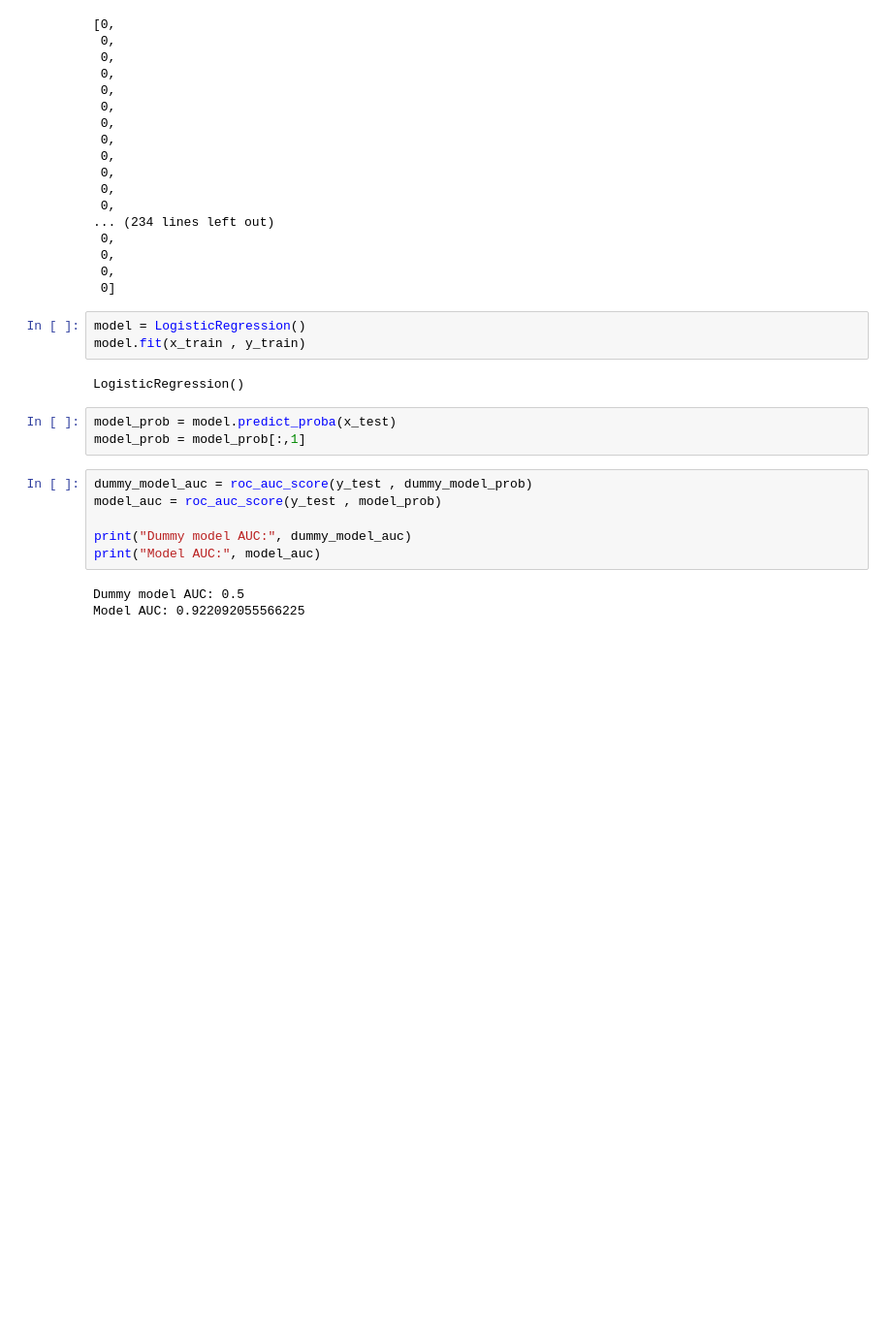
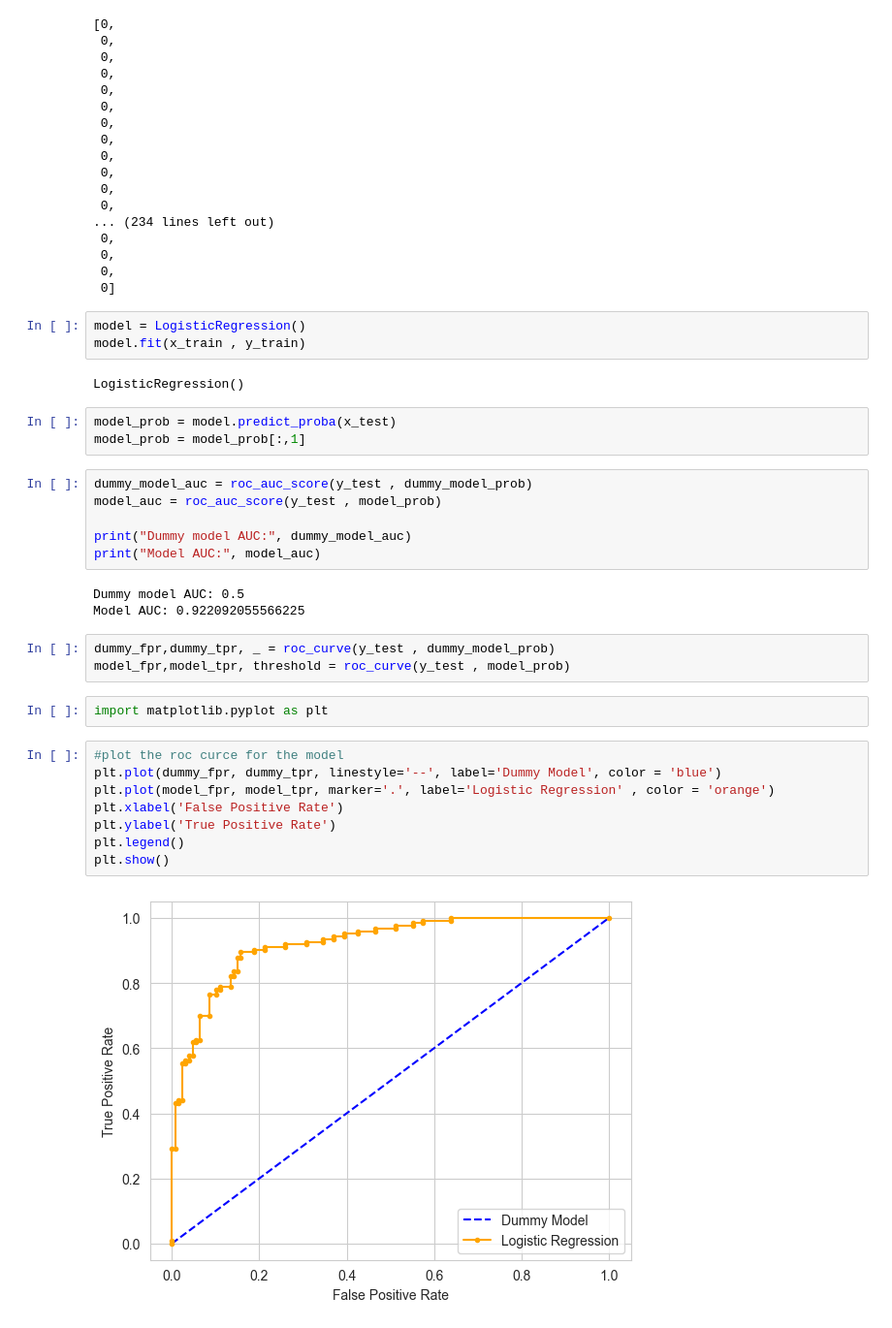
Before and after one commit to suyashmudgal/Machine__Learning, a Jupyter notebook: ML_algo_with_pratice/Logistic_regression.ipynb, the cells around one changed output. Shown: that part at 97% size. Cells and saved outputs as stored; diff of their text form; blank space fills up the shorter version.

Commit message:
logistic_

```diff
--- a/ML_algo_with_pratice/Logistic_regression.ipynb
+++ b/ML_algo_with_pratice/Logistic_regression.ipynb
@@ -373,3 +373,18 @@ print("Model AUC:", model_auc)
 # %% [output]
 Dummy model AUC: 0.5
 Model AUC: 0.922092055566225
+# %%
+dummy_fpr,dummy_tpr, _ = roc_curve(y_test , dummy_model_prob)
+model_fpr,model_tpr, threshold = roc_curve(y_test , model_prob)
+# %%
+import matplotlib.pyplot as plt
+# %%
+#plot the roc curce for the model
+plt.plot(dummy_fpr, dummy_tpr, linestyle='--', label='Dummy Model', color = 'blue')
+plt.plot(model_fpr, model_tpr, marker='.', label='Logistic Regression' , color = 'orange')
+plt.xlabel('False Positive Rate')
+plt.ylabel('True Positive Rate')
+plt.legend()
+plt.show()
+# %% [output]
+[figure, added]
```
Also changed, not shown: parts of 2 cells of this notebook.
